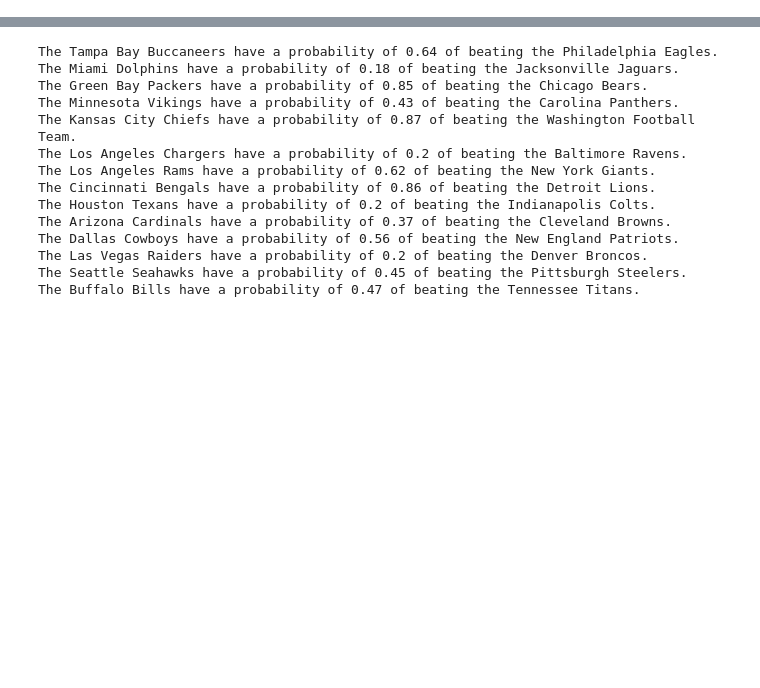
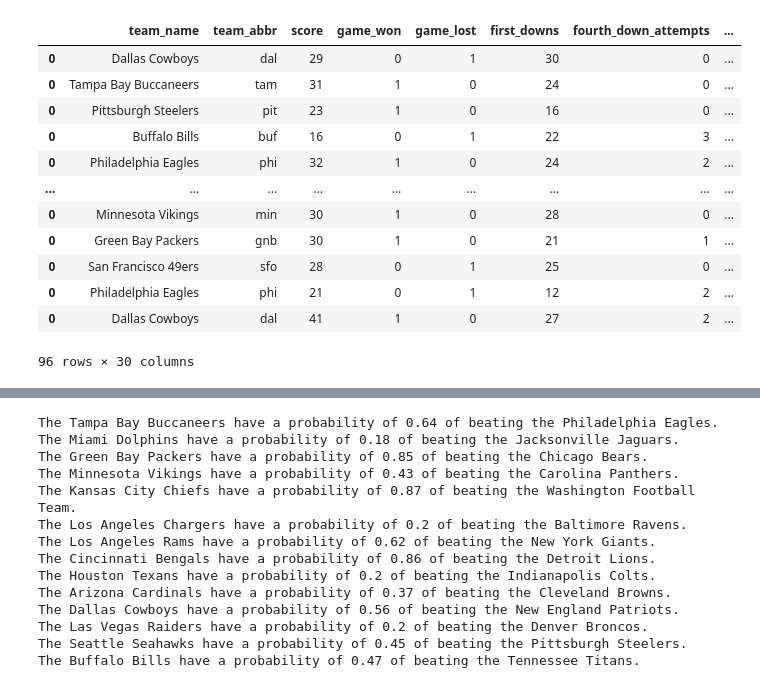
Before and after one commit to jake-viss/NFL_Prediction_Model_Project, a Jupyter notebook: Jake/SportsReference_Model/NFL_game_prediction.ipynb, the cells around one changed output, grey strips where cells are left out. Cells and saved outputs as stored; diff of their text form; code cells hidden in the pictures; blank space fills up the shorter version.

Commit message:
Updating NFL_game_prediction notebook

```diff
--- a/Jake/SportsReference_Model/NFL_game_prediction.ipynb
+++ b/Jake/SportsReference_Model/NFL_game_prediction.ipynb
@@ -2,6 +2,7 @@
 from sportsreference.nfl.boxscore import Boxscores, Boxscore
 import pandas as pd
 import numpy as np
+pd.set_option('display.max_columns', None)
 # %%
 def game_data(game_df,game_stats):
     try:
@@ -263,6 +265,23 @@ def display(y_pred,X_test):
         away_team = X_test.reset_index().drop(columns = 'index').loc[g,'away_name']
         home_team = X_test.reset_index().drop(columns = 'index').loc[g,'home_name']
         print(f'The {away_team} have a probability of {win_prob} of beating the {home_team}.')
+# %%
+game = game_data_up_to_week(range(1,4),2021)
+game
+# %% [output]
+|  | team_name | team_abbr | score | game_won | game_lost | first_downs | fourth_down_attempts | ... |
+| 0 | Dallas Cowboys | dal | 29 | 0 | 1 | 30 | 0 | ... |
+| 0 | Tampa Bay Buccaneers | tam | 31 | 1 | 0 | 24 | 0 | ... |
+| 0 | Pittsburgh Steelers | pit | 23 | 1 | 0 | 16 | 0 | ... |
+| 0 | Buffalo Bills | buf | 16 | 0 | 1 | 22 | 3 | ... |
+| 0 | Philadelphia Eagles | phi | 32 | 1 | 0 | 24 | 2 | ... |
+| ... | ... | ... | ... | ... | ... | ... | ... | ... |
+| 0 | Minnesota Vikings | min | 30 | 1 | 0 | 28 | 0 | ... |
+| 0 | Green Bay Packers | gnb | 30 | 1 | 0 | 21 | 1 | ... |
+| 0 | San Francisco 49ers | sfo | 28 | 0 | 1 | 25 | 0 | ... |
+| 0 | Philadelphia Eagles | phi | 21 | 0 | 1 | 12 | 2 | ... |
+| 0 | Dallas Cowboys | dal | 41 | 1 | 0 | 27 | 2 | ... |
+96 rows × 30 columns
 # %%
 current_week = 6
 weeks = list(range(1,current_week + 1))
```
Also changed, not shown: parts of 5 cells of this notebook, 1 other file.
